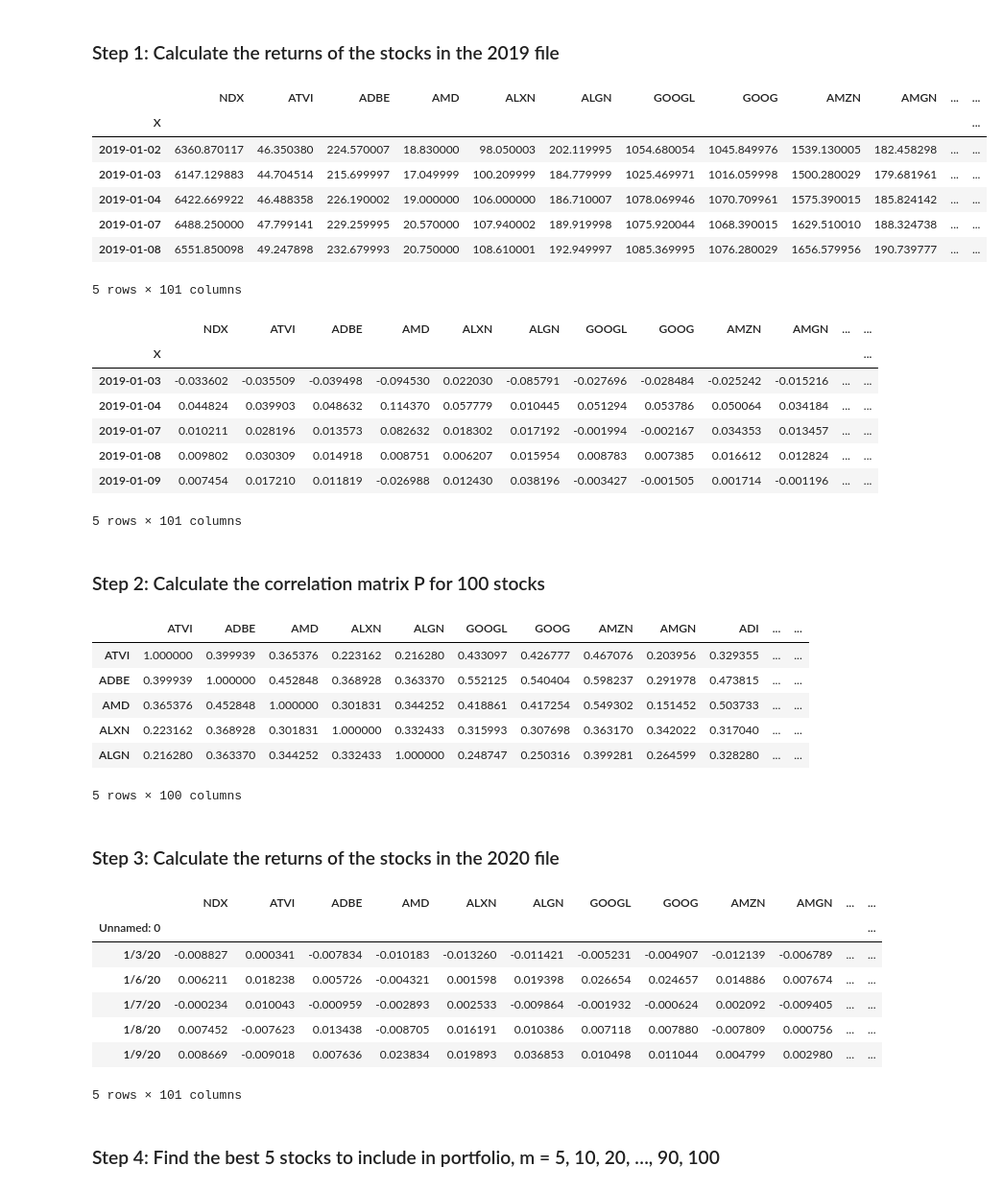
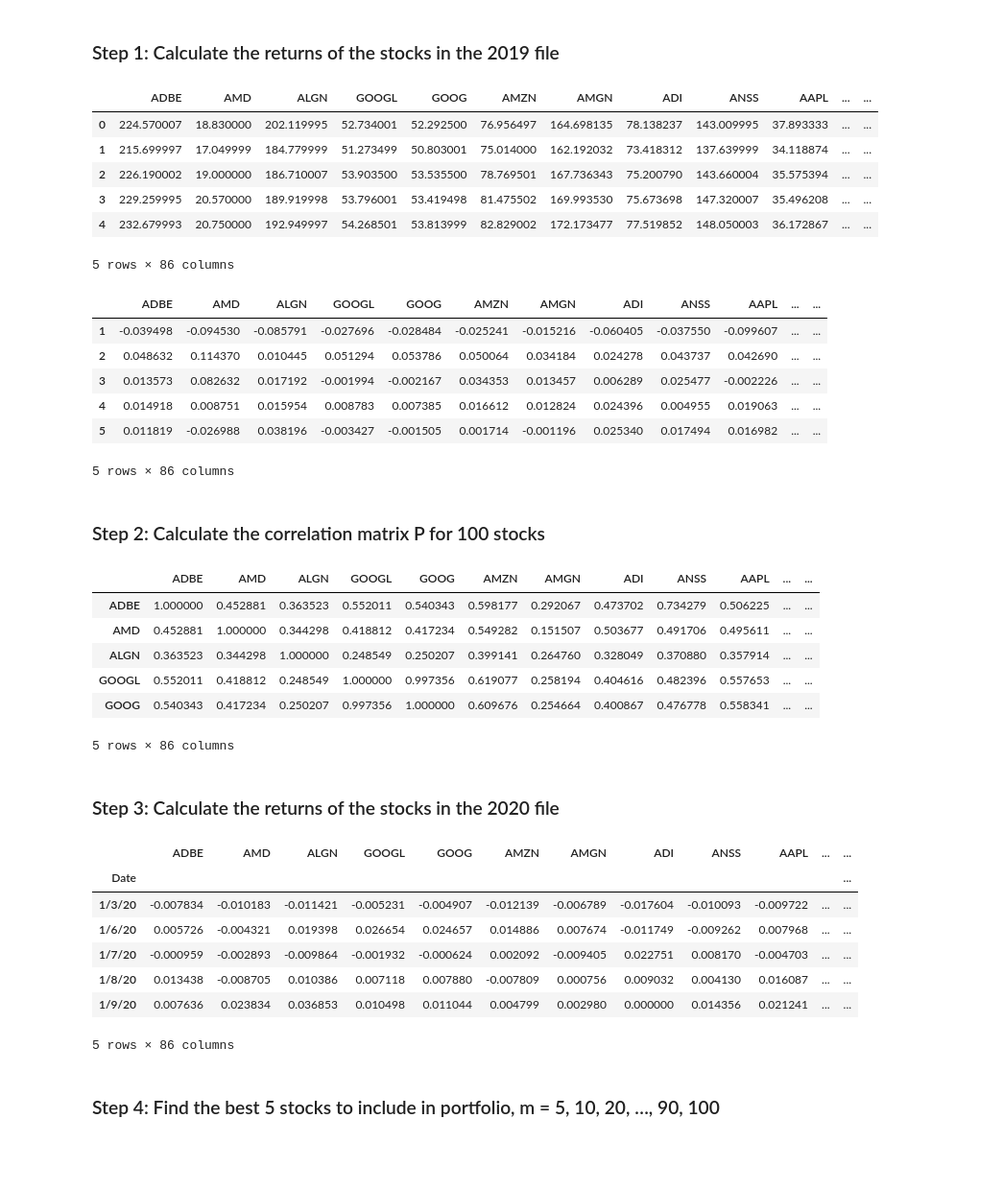
Before and after one commit to robert-juang/Portfolio_Analyzer, a Jupyter notebook: Portfolio_Analyzer.ipynb, the cells around one changed output. Shown: that part at 96% size. Cells and saved outputs as stored; diff of their text form; code cells hidden in the pictures; blank space fills up the shorter version.

```diff
--- a/Portfolio_Analyzer.ipynb
+++ b/Portfolio_Analyzer.ipynb
@@ -20,18 +20,17 @@ N
 # %% [markdown]
 ### Step 1: Calculate the returns of the stocks in the 2019 file
 # %%
-df_2019 = pd.read_csv('nasdaq2019.csv')
-df_2019.set_index(['X'],inplace=True)
+df_2019 = pd.read_csv('./nasdaq_data/nasdaq2019.csv')
+df_2019.drop(columns=["Unnamed: 0", "Date"], inplace=True)
 df_2019.head()
 # %% [output]
-|  | NDX | ATVI | ADBE | AMD | ALXN | ALGN | GOOGL | GOOG | AMZN | AMGN | ... | ... |
-| X |  |  |  |  |  |  |  |  |  |  |  | ... |
-| 2019-01-02 | 6360.870117 | 46.350380 | 224.570007 | 18.830000 | 98.050003 | 202.119995 | 1054.680054 | 1045.849976 | 1539.130005 | 182.458298 | ... | ... |
-| 2019-01-03 | 6147.129883 | 44.704514 | 215.699997 | 17.049999 | 100.209999 | 184.779999 | 1025.469971 | 1016.059998 | 1500.280029 | 179.681961 | ... | ... |
-| 2019-01-04 | 6422.669922 | 46.488358 | 226.190002 | 19.000000 | 106.000000 | 186.710007 | 1078.069946 | 1070.709961 | 1575.390015 | 185.824142 | ... | ... |
-| 2019-01-07 | 6488.250000 | 47.799141 | 229.259995 | 20.570000 | 107.940002 | 189.919998 | 1075.920044 | 1068.390015 | 1629.510010 | 188.324738 | ... | ... |
-| 2019-01-08 | 6551.850098 | 49.247898 | 232.679993 | 20.750000 | 108.610001 | 192.949997 | 1085.369995 | 1076.280029 | 1656.579956 | 190.739777 | ... | ... |
+|  | ADBE | AMD | ALGN | GOOGL | GOOG | AMZN | AMGN | ADI | ANSS | AAPL | ... | ... |
+| 0 | 224.570007 | 18.830000 | 202.119995 | 52.734001 | 52.292500 | 76.956497 | 164.698135 | 78.138237 | 143.009995 | 37.893333 | ... | ... |
+| 1 | 215.699997 | 17.049999 | 184.779999 | 51.273499 | 50.803001 | 75.014000 | 162.192032 | 73.418312 | 137.639999 | 34.118874 | ... | ... |
+| 2 | 226.190002 | 19.000000 | 186.710007 | 53.903500 | 53.535500 | 78.769501 | 167.736343 | 75.200790 | 143.660004 | 35.575394 | ... | ... |
+| 3 | 229.259995 | 20.570000 | 189.919998 | 53.796001 | 53.419498 | 81.475502 | 169.993530 | 75.673698 | 147.320007 | 35.496208 | ... | ... |
+| 4 | 232.679993 | 20.750000 | 192.949997 | 54.268501 | 53.813999 | 82.829002 | 172.173477 | 77.519852 | 148.050003 | 36.172867 | ... | ... |
-5 rows × 101 columns
+5 rows × 86 columns
 # %%
 # compute daily returns using pandas pct_change()
 daily_return_2019 = df_2019.pct_change()  # daily_return_2019 = (df_2019-df_2019.shift(1))/df_2019.shift(1)
@@ -39,33 +38,34 @@ daily_return_2019 = df_2019.pct_change()  # daily_return_2019 = (df_2019-df_2019
 daily_return_2019 = daily_return_2019[1:]
 daily_return_2019.head()
 # %% [output]
-|  | NDX | ATVI | ADBE | AMD | ALXN | ALGN | GOOGL | GOOG | AMZN | AMGN | ... | ... |
-| X |  |  |  |  |  |  |  |  |  |  |  | ... |
-| 2019-01-03 | -0.033602 | -0.035509 | -0.039498 | -0.094530 | 0.022030 | -0.085791 | -0.027696 | -0.028484 | -0.025242 | -0.015216 | ... | ... |
-| 2019-01-04 | 0.044824 | 0.039903 | 0.048632 | 0.114370 | 0.057779 | 0.010445 | 0.051294 | 0.053786 | 0.050064 | 0.034184 | ... | ... |
-| 2019-01-07 | 0.010211 | 0.028196 | 0.013573 | 0.082632 | 0.018302 | 0.017192 | -0.001994 | -0.002167 | 0.034353 | 0.013457 | ... | ... |
-| 2019-01-08 | 0.009802 | 0.030309 | 0.014918 | 0.008751 | 0.006207 | 0.015954 | 0.008783 | 0.007385 | 0.016612 | 0.012824 | ... | ... |
-| 2019-01-09 | 0.007454 | 0.017210 | 0.011819 | -0.026988 | 0.012430 | 0.038196 | -0.003427 | -0.001505 | 0.001714 | -0.001196 | ... | ... |
+|  | ADBE | AMD | ALGN | GOOGL | GOOG | AMZN | AMGN | ADI | ANSS | AAPL | ... | ... |
+| 1 | -0.039498 | -0.094530 | -0.085791 | -0.027696 | -0.028484 | -0.025241 | -0.015216 | -0.060405 | -0.037550 | -0.099607 | ... | ... |
+| 2 | 0.048632 | 0.114370 | 0.010445 | 0.051294 | 0.053786 | 0.050064 | 0.034184 | 0.024278 | 0.043737 | 0.042690 | ... | ... |
+| 3 | 0.013573 | 0.082632 | 0.017192 | -0.001994 | -0.002167 | 0.034353 | 0.013457 | 0.006289 | 0.025477 | -0.002226 | ... | ... |
+| 4 | 0.014918 | 0.008751 | 0.015954 | 0.008783 | 0.007385 | 0.016612 | 0.012824 | 0.024396 | 0.004955 | 0.019063 | ... | ... |
+| 5 | 0.011819 | -0.026988 | 0.038196 | -0.003427 | -0.001505 | 0.001714 | -0.001196 | 0.025340 | 0.017494 | 0.016982 | ... | ... |
-5 rows × 101 columns
+5 rows × 86 columns
 # %% [markdown]
 ### Step 2: Calculate the correlation matrix P for 100 stocks
 # %%
 df = daily_return_2019.drop('NDX',axis=1)
+df = daily_return_2019
 p = df.corr()#round(decimals=4)
 p.head()
 # %% [output]
-|  | ATVI | ADBE | AMD | ALXN | ALGN | GOOGL | GOOG | AMZN | AMGN | ADI | ... | ... |
-| ATVI | 1.000000 | 0.399939 | 0.365376 | 0.223162 | 0.216280 | 0.433097 | 0.426777 | 0.467076 | 0.203956 | 0.329355 | ... | ... |
-| ADBE | 0.399939 | 1.000000 | 0.452848 | 0.368928 | 0.363370 | 0.552125 | 0.540404 | 0.598237 | 0.291978 | 0.473815 | ... | ... |
-| AMD | 0.365376 | 0.452848 | 1.000000 | 0.301831 | 0.344252 | 0.418861 | 0.417254 | 0.549302 | 0.151452 | 0.503733 | ... | ... |
-| ALXN | 0.223162 | 0.368928 | 0.301831 | 1.000000 | 0.332433 | 0.315993 | 0.307698 | 0.363170 | 0.342022 | 0.317040 | ... | ... |
-| ALGN | 0.216280 | 0.363370 | 0.344252 | 0.332433 | 1.000000 | 0.248747 | 0.250316 | 0.399281 | 0.264599 | 0.328280 | ... | ... |
+|  | ADBE | AMD | ALGN | GOOGL | GOOG | AMZN | AMGN | ADI | ANSS | AAPL | ... | ... |
+| ADBE | 1.000000 | 0.452881 | 0.363523 | 0.552011 | 0.540343 | 0.598177 | 0.292067 | 0.473702 | 0.734279 | 0.506225 | ... | ... |
+| AMD | 0.452881 | 1.000000 | 0.344298 | 0.418812 | 0.417234 | 0.549282 | 0.151507 | 0.503677 | 0.491706 | 0.495611 | ... | ... |
+| ALGN | 0.363523 | 0.344298 | 1.000000 | 0.248549 | 0.250207 | 0.399141 | 0.264760 | 0.328049 | 0.370880 | 0.357914 | ... | ... |
+| GOOGL | 0.552011 | 0.418812 | 0.248549 | 1.000000 | 0.997356 | 0.619077 | 0.258194 | 0.404616 | 0.482396 | 0.557653 | ... | ... |
+| GOOG | 0.540343 | 0.417234 | 0.250207 | 0.997356 | 1.000000 | 0.609676 | 0.254664 | 0.400867 | 0.476778 | 0.558341 | ... | ... |
-5 rows × 100 columns
+5 rows × 86 columns
 # %% [markdown]
 ### Step 3: Calculate the returns of the stocks in the 2020 file
 # %%
-df_2020 = pd.read_csv('nasdaq2020.csv')
-df_2020.set_index(['Unnamed: 0'],inplace=True)
+df_2020 = pd.read_csv('./nasdaq_data/nasdaq2020.csv')
+df_2020.set_index(['Date'],inplace=True)
+df_2020.drop(columns=["Unnamed: 0"], inplace=True)
 
 # compute daily returns using pandas pct_change()
 daily_return_2020 = df_2020.pct_change()  # daily_return_2020 = (df_20120-df_2020.shift(1))/df_2020.shift(1)
@@ -73,14 +73,14 @@ daily_return_2020 = df_2020.pct_change()  # daily_return_2020 = (df_20120-df_202
 daily_return_2020 = daily_return_2020[1:]
 daily_return_2020.head()
 # %% [output]
-|  | NDX | ATVI | ADBE | AMD | ALXN | ALGN | GOOGL | GOOG | AMZN | AMGN | ... | ... |
-| Unnamed: 0 |  |  |  |  |  |  |  |  |  |  |  | ... |
-| 1/3/20 | -0.008827 | 0.000341 | -0.007834 | -0.010183 | -0.013260 | -0.011421 | -0.005231 | -0.004907 | -0.012139 | -0.006789 | ... | ... |
-| 1/6/20 | 0.006211 | 0.018238 | 0.005726 | -0.004321 | 0.001598 | 0.019398 | 0.026654 | 0.024657 | 0.014886 | 0.007674 | ... | ... |
-| 1/7/20 | -0.000234 | 0.010043 | -0.000959 | -0.002893 | 0.002533 | -0.009864 | -0.001932 | -0.000624 | 0.002092 | -0.009405 | ... | ... |
-| 1/8/20 | 0.007452 | -0.007623 | 0.013438 | -0.008705 | 0.016191 | 0.010386 | 0.007118 | 0.007880 | -0.007809 | 0.000756 | ... | ... |
-| 1/9/20 | 0.008669 | -0.009018 | 0.007636 | 0.023834 | 0.019893 | 0.036853 | 0.010498 | 0.011044 | 0.004799 | 0.002980 | ... | ... |
+|  | ADBE | AMD | ALGN | GOOGL | GOOG | AMZN | AMGN | ADI | ANSS | AAPL | ... | ... |
+| Date |  |  |  |  |  |  |  |  |  |  |  | ... |
+| 1/3/20 | -0.007834 | -0.010183 | -0.011421 | -0.005231 | -0.004907 | -0.012139 | -0.006789 | -0.017604 | -0.010093 | -0.009722 | ... | ... |
+| 1/6/20 | 0.005726 | -0.004321 | 0.019398 | 0.026654 | 0.024657 | 0.014886 | 0.007674 | -0.011749 | -0.009262 | 0.007968 | ... | ... |
+| 1/7/20 | -0.000959 | -0.002893 | -0.009864 | -0.001932 | -0.000624 | 0.002092 | -0.009405 | 0.022751 | 0.008170 | -0.004703 | ... | ... |
+| 1/8/20 | 0.013438 | -0.008705 | 0.010386 | 0.007118 | 0.007880 | -0.007809 | 0.000756 | 0.009032 | 0.004130 | 0.016087 | ... | ... |
+| 1/9/20 | 0.007636 | 0.023834 | 0.036853 | 0.010498 | 0.011044 | 0.004799 | 0.002980 | 0.000000 | 0.014356 | 0.021241 | ... | ... |
-5 rows × 101 columns
+5 rows × 86 columns
 # %% [markdown]
 ### Step 4: Find the best 5 stocks to include in portfolio, m = 5, 10, 20, …, 90, 100
 # %%
```
Also changed, not shown: parts of 20 cells of this notebook, 15 other files.
